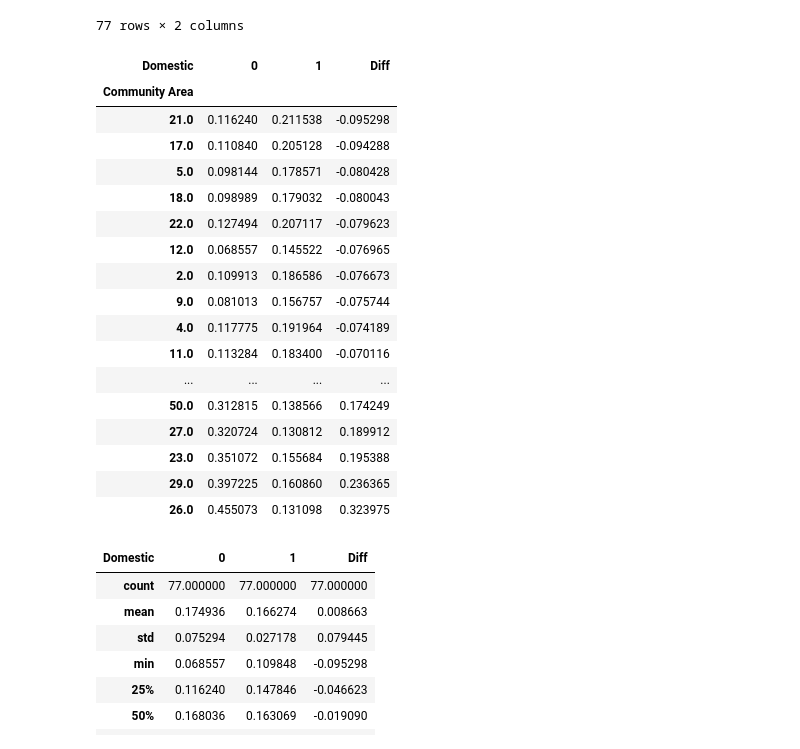
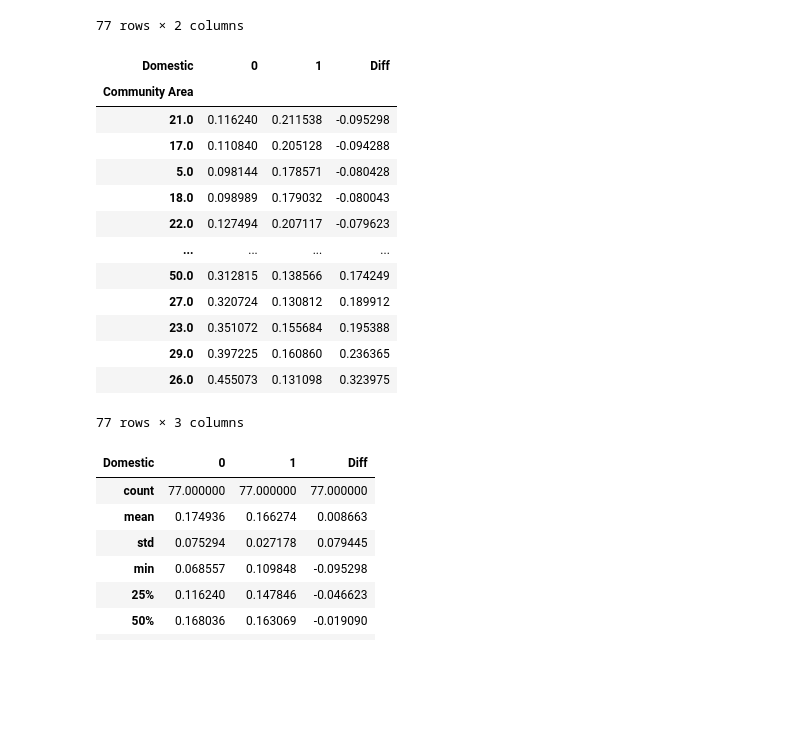
Before and after one commit to leo-cavalcante/crimes-in-chicago, a Jupyter notebook: Community Analysis.ipynb, the cells around one changed output. Cells and saved outputs as stored; diff of their text form; code cells hidden in the pictures; blank space fills up the shorter version.

```diff
--- a/Community Analysis.ipynb
+++ b/Community Analysis.ipynb
@@ -213,27 +213,23 @@ domestic_community
 # %%
 # Rate of arrests by domestic and non-domestic crimes per community ID
 domestic_community['Diff'] = domestic_community[0].sub(domestic_community[1], axis = 0)
-pd.set_option("display.max_rows",77)
+pd.set_option("display.max_rows",15)
 domestic_community.sort_values("Diff")
 # %% [output]
 | Domestic | 0 | 1 | Diff |
 | Community Area |  |  |  |
 | 21.0 | 0.116240 | 0.211538 | -0.095298 |
 | 17.0 | 0.110840 | 0.205128 | -0.094288 |
 | 5.0 | 0.098144 | 0.178571 | -0.080428 |
 | 18.0 | 0.098989 | 0.179032 | -0.080043 |
 | 22.0 | 0.127494 | 0.207117 | -0.079623 |
-| 12.0 | 0.068557 | 0.145522 | -0.076965 |
-| 2.0 | 0.109913 | 0.186586 | -0.076673 |
-| 9.0 | 0.081013 | 0.156757 | -0.075744 |
-| 4.0 | 0.117775 | 0.191964 | -0.074189 |
-| 11.0 | 0.113284 | 0.183400 | -0.070116 |
 | ... | ... | ... | ... |
 | 50.0 | 0.312815 | 0.138566 | 0.174249 |
 | 27.0 | 0.320724 | 0.130812 | 0.189912 |
 | 23.0 | 0.351072 | 0.155684 | 0.195388 |
 | 29.0 | 0.397225 | 0.160860 | 0.236365 |
 | 26.0 | 0.455073 | 0.131098 | 0.323975 |
+77 rows × 3 columns
 # %%
 domestic_community.describe()
 # %% [output]
```
Also changed, not shown: parts of 2 cells of this notebook, 3 other files.
